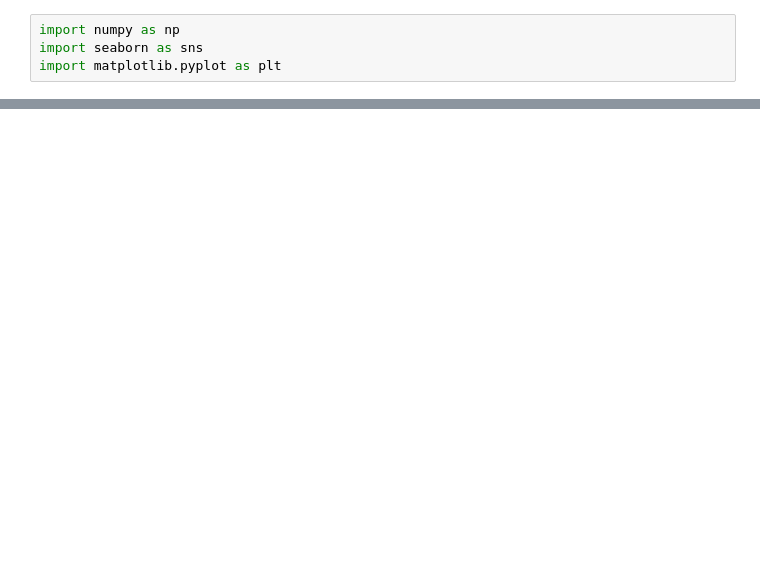
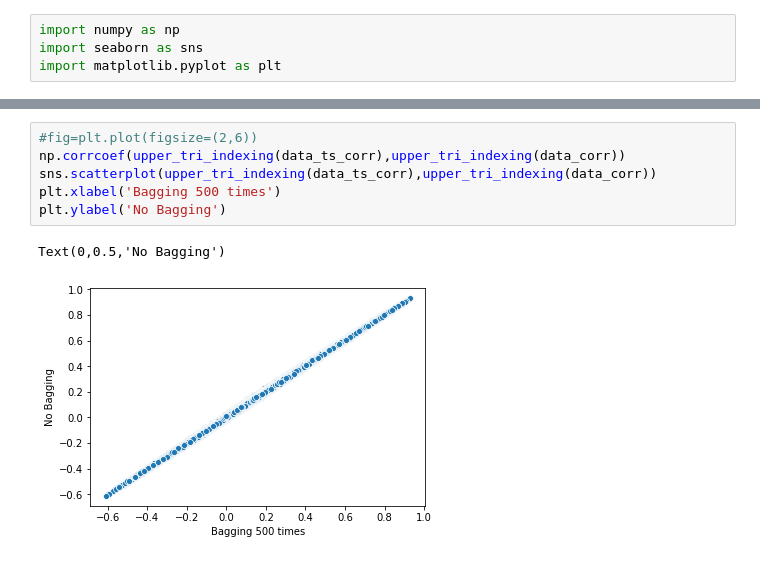
Before and after one commit to hahaai/Bagging_Prediction, a Jupyter notebook: Bagging_data/testing_Corr_Matrix/Bagging_CorrMatrix_test.ipynb, the cells around one changed output, grey strips where cells are left out. Drawn from its saved outputs; the diff is of its cells as text; blank space fills up the shorter version.

```diff
--- a/Bagging_data/testing_Corr_Matrix/Bagging_CorrMatrix_test.ipynb
+++ b/Bagging_data/testing_Corr_Matrix/Bagging_CorrMatrix_test.ipynb
@@ -105,0 +196,9 @@ print(np.mean(data_corr))
+# %%
+#fig=plt.plot(figsize=(2,6))
+np.corrcoef(upper_tri_indexing(data_ts_corr),upper_tri_indexing(data_corr))
+sns.scatterplot(upper_tri_indexing(data_ts_corr),upper_tri_indexing(data_corr))
+plt.xlabel('Bagging 500 times')
+plt.ylabel('No Bagging')
+# %% [output]
+Text(0,0.5,'No Bagging')
+[figure, added]
```
Also changed, not shown: parts of 23 cells of this notebook.
